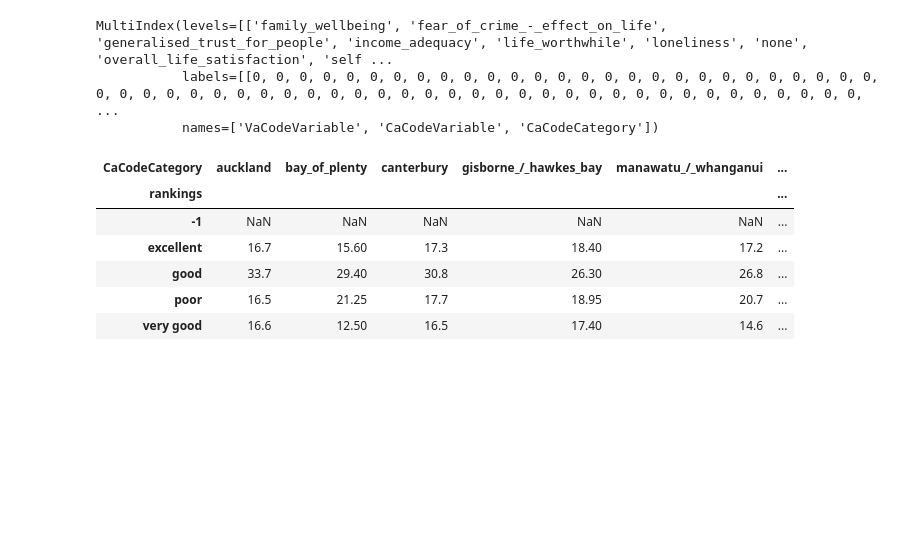
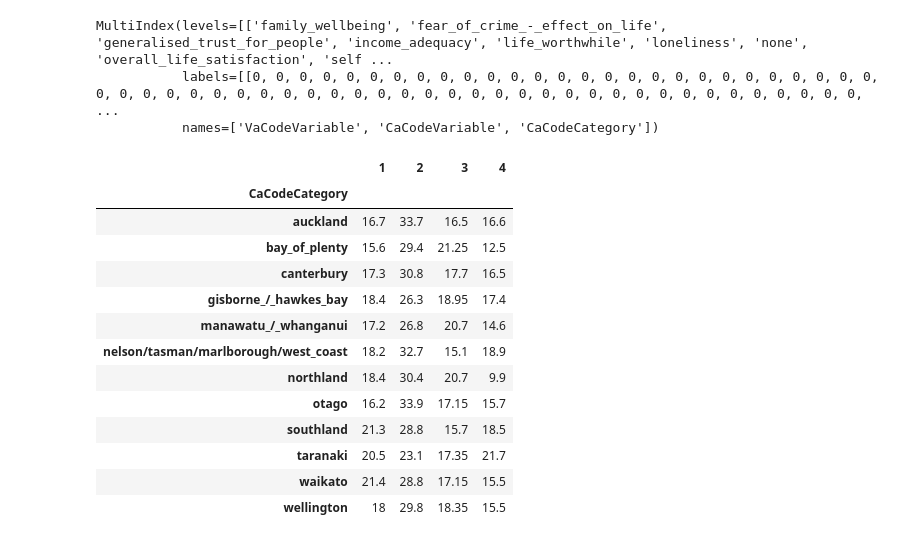
Before and after one commit to shushiej/nz_govt_open_data, a Jupyter notebook: notebooks/wellbeing_stats_2018.ipynb, the cells around one changed output. Cells and saved outputs as stored; diff of their text form; code cells hidden in the pictures; blank space fills up the shorter version.

```diff
--- a/notebooks/wellbeing_stats_2018.ipynb
+++ b/notebooks/wellbeing_stats_2018.ipynb
@@ -112,12 +112,4 @@ MultiIndex(levels=[['family_wellbeing', 'fear_of_crime_-_effect_on_life', 'gener
            labels=[[0, 0, 0, 0, 0, 0, 0, 0, 0, 0, 0, 0, 0, 0, 0, 0, 0, 0, 0, 0, 0, 0, 0, 0, 0, 0, 0, 0, 0, 0, 0, 0, 0, 0, 0, 0, 0, 0, 0, 0, 0, 0, 0, 0, 0, 0, 0, 0, 0, 0, 0, 0, 0, 0, 0, 0, 0, 0, 0, 0,  ...
            names=['VaCodeVariable', 'CaCodeVariable', 'CaCodeCategory'])
 # %%
-new_test['family_wellbeing']['region']
+wellbeign_region = new_test['family_wellbeing']['region']
-# %% [output]
-| CaCodeCategory | auckland | bay_of_plenty | canterbury | gisborne_/_hawkes_bay | manawatu_/_whanganui | ... |
-| rankings |  |  |  |  |  | ... |
-| -1 | NaN | NaN | NaN | NaN | NaN | ... |
-| excellent | 16.7 | 15.60 | 17.3 | 18.40 | 17.2 | ... |
-| good | 33.7 | 29.40 | 30.8 | 26.30 | 26.8 | ... |
-| poor | 16.5 | 21.25 | 17.7 | 18.95 | 20.7 | ... |
-| very good | 16.6 | 12.50 | 16.5 | 17.40 | 14.6 | ... |
@@ -123,0 +122,17 @@ new_test['family_wellbeing']['region']
+# %%
+df
+# %% [output]
+|  | 1 | 2 | 3 | 4 |
+| CaCodeCategory |  |  |  |  |
+| auckland | 16.7 | 33.7 | 16.5 | 16.6 |
+| bay_of_plenty | 15.6 | 29.4 | 21.25 | 12.5 |
+| canterbury | 17.3 | 30.8 | 17.7 | 16.5 |
+| gisborne_/_hawkes_bay | 18.4 | 26.3 | 18.95 | 17.4 |
+| manawatu_/_whanganui | 17.2 | 26.8 | 20.7 | 14.6 |
+| nelson/tasman/marlborough/west_coast | 18.2 | 32.7 | 15.1 | 18.9 |
+| northland | 18.4 | 30.4 | 20.7 | 9.9 |
+| otago | 16.2 | 33.9 | 17.15 | 15.7 |
+| southland | 21.3 | 28.8 | 15.7 | 18.5 |
+| taranaki | 20.5 | 23.1 | 17.35 | 21.7 |
+| waikato | 21.4 | 28.8 | 17.15 | 15.5 |
+| wellington | 18 | 29.8 | 18.35 | 15.5 |
```
Also changed, not shown: parts of 10 cells of this notebook, 3 other files.
